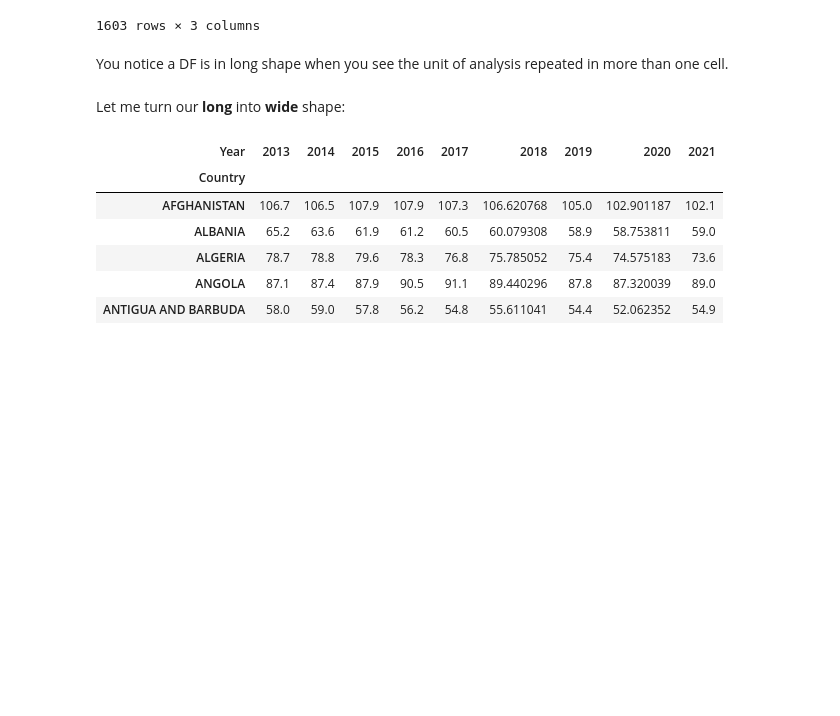
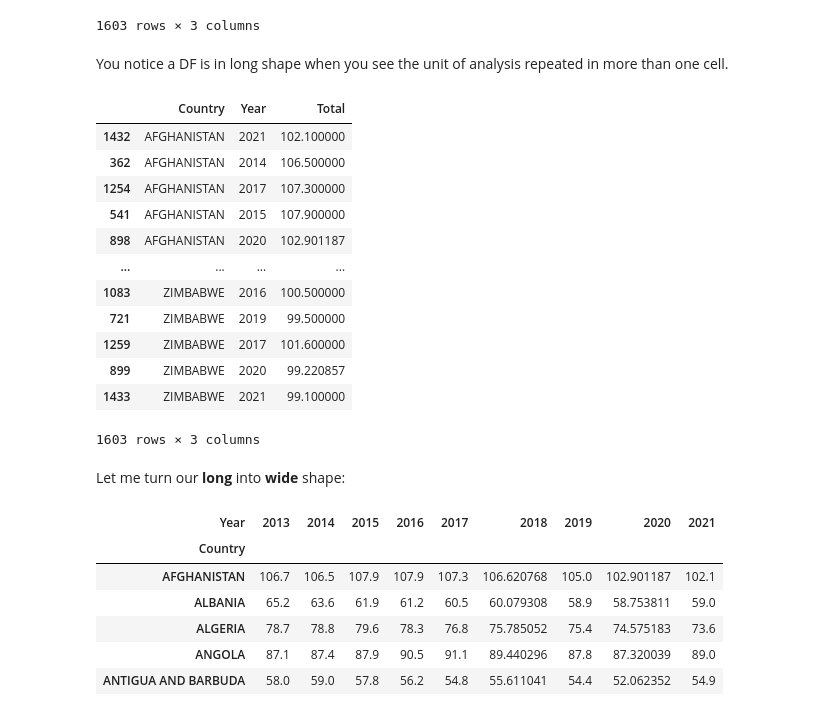
Before and after one commit to SocialAnalytics-StrategicIntelligence/codes, a Jupyter notebook: Merging and Choropleths.ipynb, the cells around one changed output. Saved outputs shown, nothing was run; the diff lists cells and outputs as text; code cells hidden in the pictures; blank space fills up the shorter version.

```diff
--- a/Merging and Choropleths.ipynb
+++ b/Merging and Choropleths.ipynb
@@ -378,6 +393,23 @@ fragileLong
 1603 rows × 3 columns
 # %% [markdown]
 You notice a DF is in long shape when you see the unit of analysis repeated in more than one cell.
+# %%
+# country names repeated...
+fragileLong.sort_values(['Country'])
+# %% [output]
+|  | Country | Year | Total |
+| 1432 | AFGHANISTAN | 2021 | 102.100000 |
+| 362 | AFGHANISTAN | 2014 | 106.500000 |
+| 1254 | AFGHANISTAN | 2017 | 107.300000 |
+| 541 | AFGHANISTAN | 2015 | 107.900000 |
+| 898 | AFGHANISTAN | 2020 | 102.901187 |
+| ... | ... | ... | ... |
+| 1083 | ZIMBABWE | 2016 | 100.500000 |
+| 721 | ZIMBABWE | 2019 | 99.500000 |
+| 1259 | ZIMBABWE | 2017 | 101.600000 |
+| 899 | ZIMBABWE | 2020 | 99.220857 |
+| 1433 | ZIMBABWE | 2021 | 99.100000 |
+1603 rows × 3 columns
 # %% [markdown]
 Let me turn our **long** into **wide** shape:
 # %%
```
Also changed, not shown: parts of 82 cells of this notebook, 2 other files.
